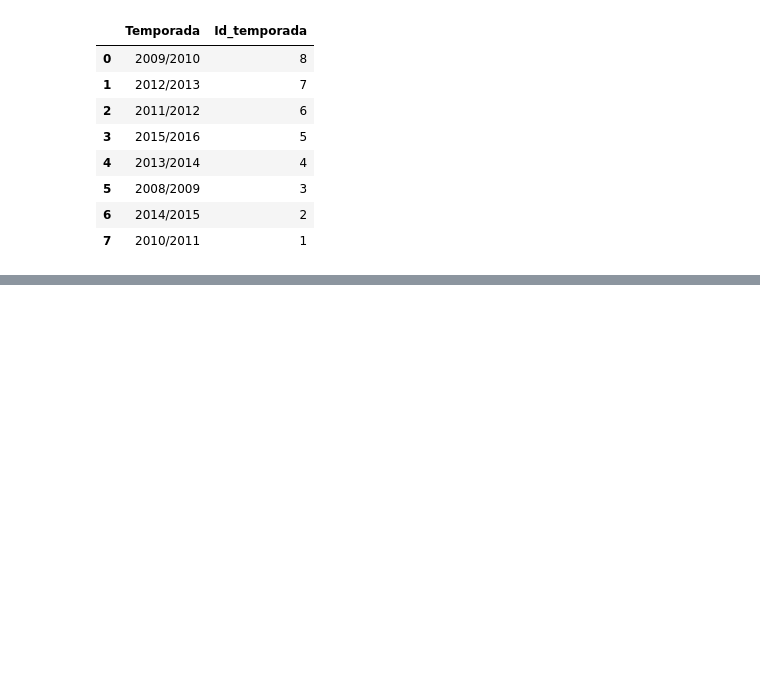
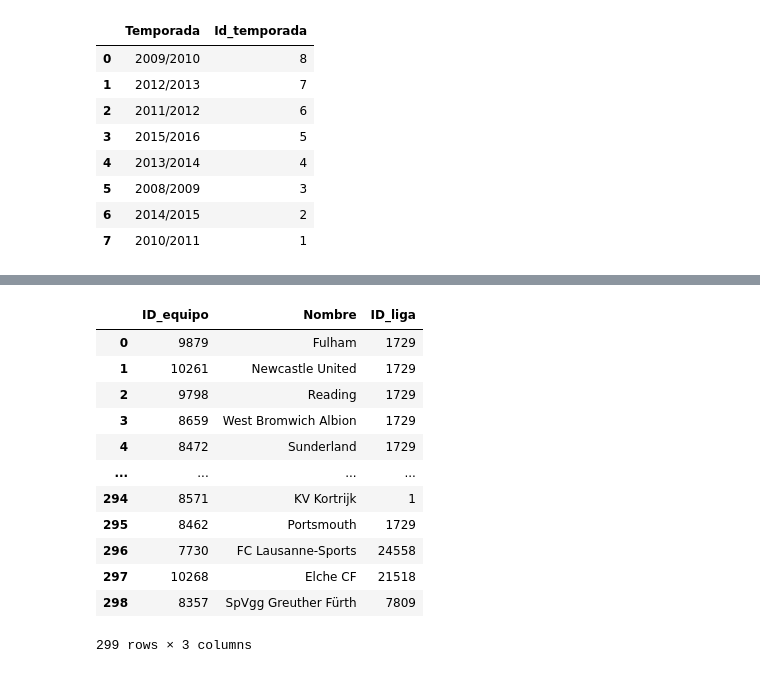
Before and after one commit to MakelMagus/TPLaboDatos2024, a Jupyter notebook: generadortablas.ipynb, the cells around one changed output, grey strips where cells are left out. Saved outputs shown, nothing was run; the diff lists cells and outputs as text; code cells hidden in the pictures; blank space fills up the shorter version.

```diff
--- a/generadortablas.ipynb
+++ b/generadortablas.ipynb
@@ -38,11 +83,26 @@ df_liga.to_csv('ligassssss')
 # %%
 # Tabla Equipos
 equipo = duckdb.sql('''
                     SELECT DISTINCT eq.team_api_id AS ID_equipo, eq.team_long_name AS Nombre, par.league_id AS ID_liga
                     FROM enunciado_equipos.csv AS eq
                     INNER JOIN enunciado_partidos.csv AS par ON eq.team_api_id = par.home_team_api_id
                     ''')
 
 df_equipo = equipo.df()
 #EXPLICACION: basicamente hice el join en base a la liga donde ese equipo jugó de local, podria pasar que no hay jugado de local?
 # según lo que estuve viendo no, porque me unió a todos los equipos
+df_equipo
+# %% [output]
+|  | ID_equipo | Nombre | ID_liga |
+| 0 | 9879 | Fulham | 1729 |
+| 1 | 10261 | Newcastle United | 1729 |
+| 2 | 9798 | Reading | 1729 |
+| 3 | 8659 | West Bromwich Albion | 1729 |
+| 4 | 8472 | Sunderland | 1729 |
+| ... | ... | ... | ... |
+| 294 | 8571 | KV Kortrijk | 1 |
+| 295 | 8462 | Portsmouth | 1729 |
+| 296 | 7730 | FC Lausanne-Sports | 24558 |
+| 297 | 10268 | Elche CF | 21518 |
+| 298 | 8357 | SpVgg Greuther Fürth | 7809 |
+299 rows × 3 columns
```
Also changed, not shown: parts of 6 cells of this notebook.
